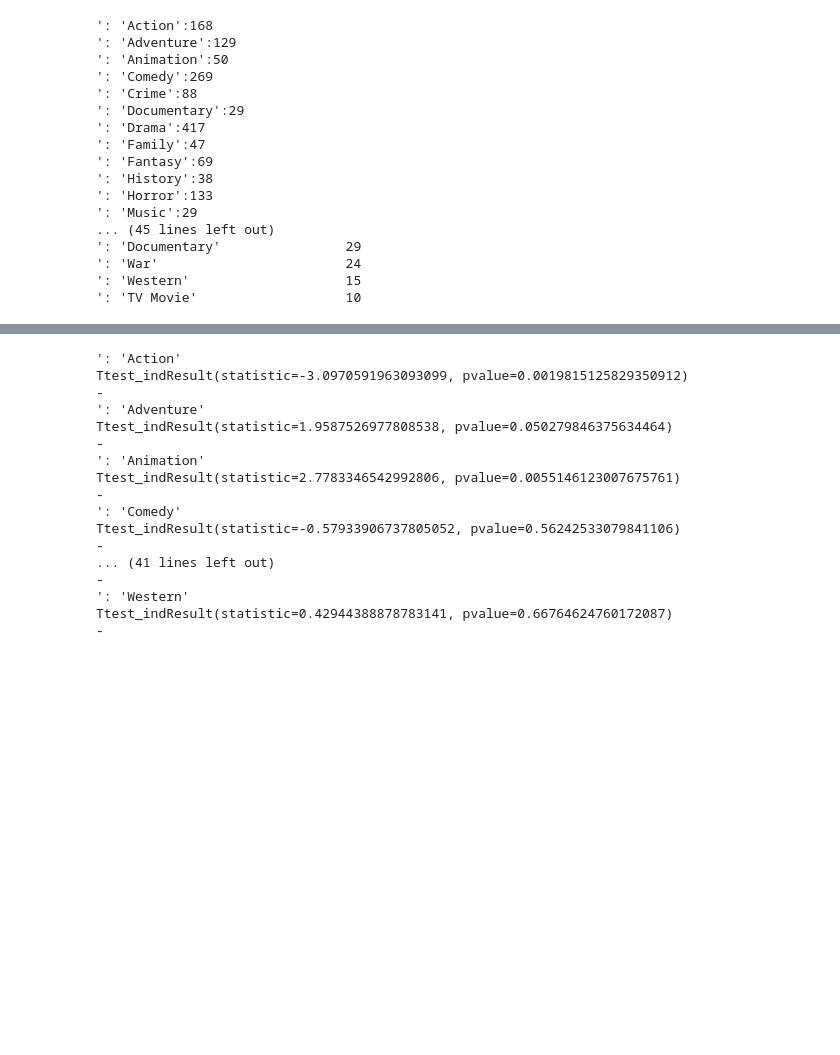
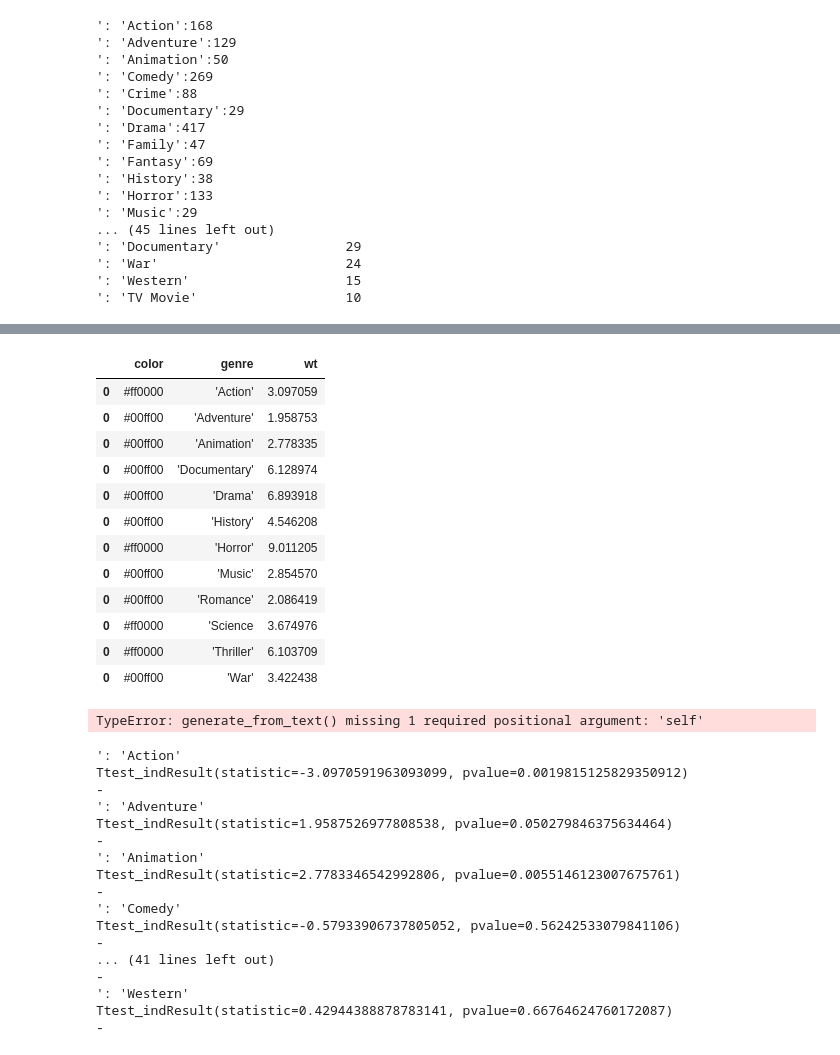
Before and after one commit to ssugar008/Group-Project, a Jupyter notebook: v6_exploratory_analysis.ipynb, the cells around one changed output, grey strips where cells are left out. Cells and saved outputs as stored; diff of their text form; code cells hidden in the pictures; blank space fills up the shorter version.

Commit message:
adding z test analysis and wordcloud csvs

```diff
--- a/v6_exploratory_analysis.ipynb
+++ b/v6_exploratory_analysis.ipynb
@@ -171,3 +171,9 @@ print(sample_genre_categorical.groupby('genre').count().sort(columns='Vote Avera
 ': 'War'                        24
 ': 'Western'                    15
 ': 'TV Movie'                   10
+# %%
+yo = pd.DataFrame(columns=['wt','gt'])
+a_dict   = { 'wt':[2], 'gt':['green']}
+new_df = pd.DataFrame(a_dict)
+yo= yo.append(new_df)
+yo
@@ -173,0 +183,29 @@ print(sample_genre_categorical.groupby('genre').count().sort(columns='Vote Avera
+# %%
+#use z test for genres with movie count >30
+
+import statsmodels
+import math
+# http://www.statsmodels.org/stable/generated/statsmodels.stats.weightstats.ztest.html#statsmodels.stats.weightstats.ztest
+
+wc_df = pd.DataFrame(columns=['wt','color','genre'])
+
+for col in col_genres:
+    print('genre: '+col.split(" ")[1])
+    for alternative in ['larger','smaller']:
+        print('alternative: '+ alternative)
+        weight = statsmodels.stats.weightstats.ztest(sample_genre_categorical[sample_genre_categorical['genre']==col]['Vote Average'],sample_genre_categorical[sample_genre_categorical['genre']!=col]['Vote Average'], alternative=alternative)[0]
+        pval = statsmodels.stats.weightstats.ztest(sample_genre_categorical[sample_genre_categorical['genre']==col]['Vote Average'],sample_genre_categorical[sample_genre_categorical['genre']!=col]['Vote Average'], alternative=alternative)[1]
+        if pval < 0.05:
+            #Append only if significant
+            if weight < 0:
+                color = '#ff0000'
+            else:
+                color = '#00ff00'
+
+            a_dict   = { 'genre': [col.split(" ")[1]], 'wt':[math.fabs(weight)], 'color':[color],}
+            new_df = pd.DataFrame(a_dict)
+            wc_df= wc_df.append(new_df)
+
+        print(statsmodels.stats.weightstats.ztest(sample_genre_categorical[sample_genre_categorical['genre']==col]['Vote Average'],sample_genre_categorical[sample_genre_categorical['genre']!=col]['Vote Average'], alternative=alternative))
+
+    print("_")
@@ -173,0 +230,16 @@ print(sample_genre_categorical.groupby('genre').count().sort(columns='Vote Avera
+# %%
+wc_df
+# %% [output]
+|  | color | genre | wt |
+| 0 | #ff0000 | 'Action' | 3.097059 |
+| 0 | #00ff00 | 'Adventure' | 1.958753 |
+| 0 | #00ff00 | 'Animation' | 2.778335 |
+| 0 | #00ff00 | 'Documentary' | 6.128974 |
+| 0 | #00ff00 | 'Drama' | 6.893918 |
+| 0 | #00ff00 | 'History' | 4.546208 |
+| 0 | #ff0000 | 'Horror' | 9.011205 |
+| 0 | #00ff00 | 'Music' | 2.854570 |
+| 0 | #00ff00 | 'Romance' | 2.086419 |
+| 0 | #ff0000 | 'Science | 3.674976 |
+| 0 | #ff0000 | 'Thriller' | 6.103709 |
+| 0 | #00ff00 | 'War' | 3.422438 |
@@ -174 +248,9 @@ print(sample_genre_categorical.groupby('genre').count().sort(columns='Vote Avera
+# %%
+%matplotlib inline
+import wordcloud
+text = wc_df['genre']
+# wordcloud.WordCloud(wc_df)
+wordcloud.WordCloud.generate_from_text(text = text)
+# %% [output]
+TypeError: generate_from_text() missing 1 required positional argument: 'self'
 # %%
```
Also changed, not shown: parts of 12 cells of this notebook, 3 other files.
